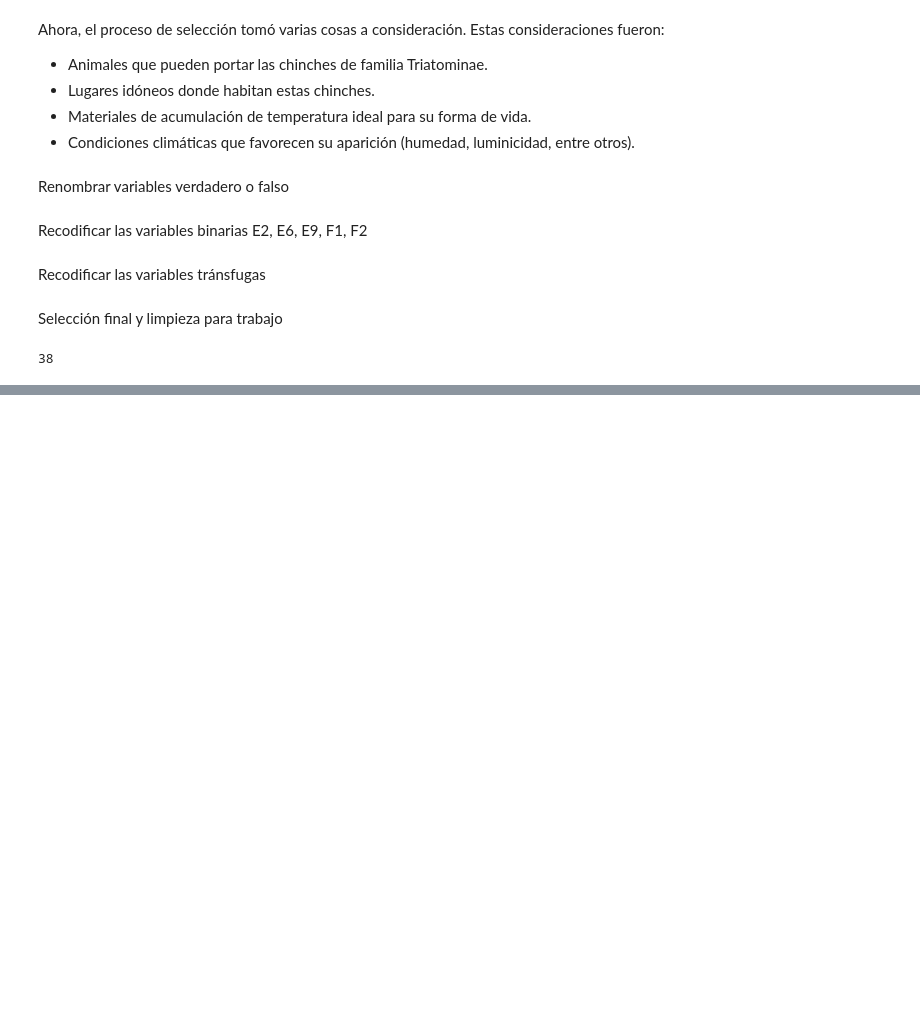
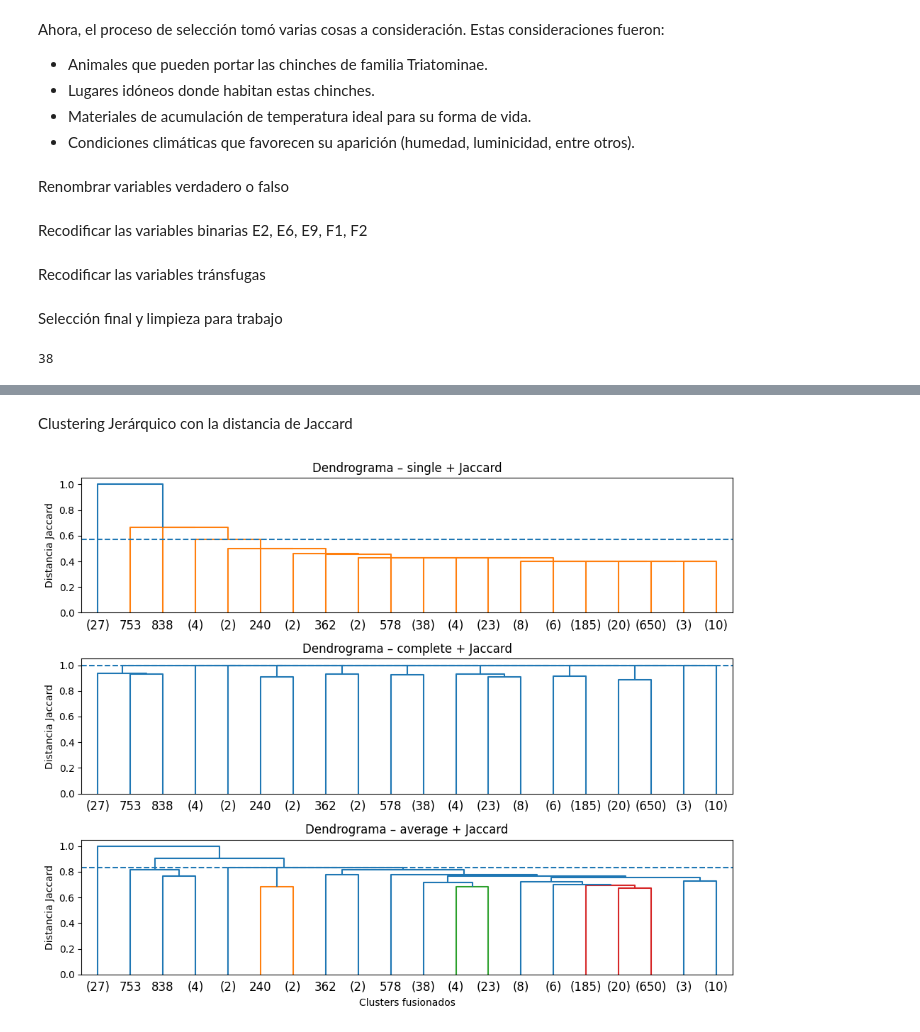
Before and after one commit to DashTT/Reto-01-Chagas, a Jupyter notebook: Reto_1_AndradeVillenasEscobar.ipynb, the cells around one changed output, grey strips where cells are left out. Drawn from its saved outputs; the diff is of its cells as text; code cells hidden in the pictures; blank space fills up the shorter version.

```diff
--- a/Reto_1_AndradeVillenasEscobar.ipynb
+++ b/Reto_1_AndradeVillenasEscobar.ipynb
@@ -210,0 +269,33 @@ plt.plot(range(2, 11), silueta, marker='o')
+# %% [markdown]
+Clustering Jerárquico con la distancia de Jaccard
+# %%
+methods = ['single', 'complete', 'average']
+k = 5
+
+dist_jaccard = pdist(df_clean, metric='jaccard')
+
+fig, axes = plt.subplots(len(methods), 1, figsize=(10, 8), sharex=True)
+
+for i, method in enumerate(methods):
+    Z = linkage(dist_jaccard, method=method)
+
+    # altura de corte para k clusters
+    dist_corte = Z[-(k-1), 2]
+
+    dendrogram(
+        Z,
+        ax=axes[i],
+        truncate_mode='lastp',
+        p=20,
+        show_leaf_counts=True
+    )
+
+    axes[i].axhline(y=dist_corte, linestyle='--')
+    axes[i].set_title(f'Dendrograma – {method} + Jaccard')
+    axes[i].set_ylabel('Distancia Jaccard')
+
+axes[-1].set_xlabel('Clusters fusionados')
+plt.tight_layout()
+plt.show()
+# %% [output]
+[figure, added]
```
Also changed, not shown: parts of 7 cells of this notebook.
